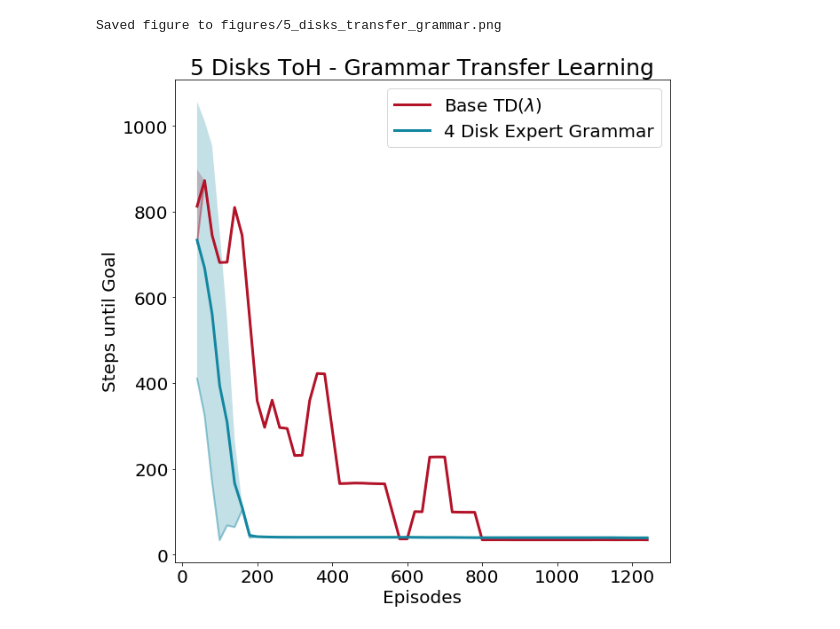
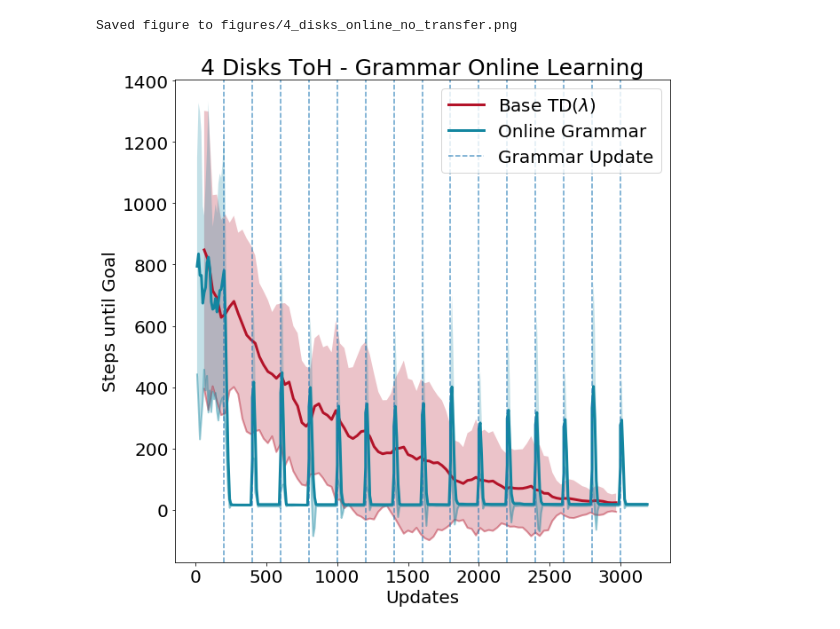
Before and after one commit to RobertTLange/action-grammars-hrl, a Jupyter notebook: visualizations.ipynb, the cells around one changed output. Cells and saved outputs as stored; diff of their text form; code cells hidden in the pictures.

```diff
--- a/visualizations.ipynb
+++ b/visualizations.ipynb
@@ -37,11 +38,9 @@ Saved figure to figures/5_disks_expert_grammar.png
 # %%
+its_5 = [results_5_q[:, 0], results_5_smdp_transfer_4[:, 0]]
 steps_5 = [results_5_q[:, 1], results_5_smdp_transfer_4[:, 1]]
 sd_steps_5 = [results_5_q[:, 2], results_5_smdp_transfer_4[:, 2]]
 
-plot_learning(results_5_q[:, 0], steps_5, sd_steps_5, 3,
+plot_learning(its_5, steps_5, sd_steps_5, 3,
               "5 Disks ToH - Grammar Transfer Learning",
               label_temp=[r"Base TD($\lambda$)", "4 Disk Expert Grammar"],
               save_fname="figures/5_disks_transfer_grammar.png")
-# %% [output]
-Saved figure to figures/5_disks_transfer_grammar.png
-[figure, removed]
@@ -47,0 +66,18 @@ Saved figure to figures/5_disks_transfer_grammar.png
+# %%
+results_4_q_upd = np.loadtxt(results_dir + "OLD/4disks_q-learning.txt").T[1:, :]
+results_4_smdp_online_t_upd = np.loadtxt(results_dir + "OLD/4disks_transfer_online.txt").T
+results_4_smdp_online_nt_upd = np.loadtxt(results_dir + "OLD/4disks_online.txt").T
+# %%
+its_4 = [results_4_q_upd[:, 0], results_4_smdp_online_nt_upd[:, 0]]
+steps_4 = [results_4_q_upd[:, 1], results_4_smdp_online_nt_upd[:, 1]]
+sd_steps_4 = [results_4_q_upd[:, 2], results_4_smdp_online_nt_upd[:, 2]]
+
+
+plot_learning(its_4, steps_4, sd_steps_4, 3,
+              "4 Disks ToH - Grammar Online Learning",
+              label_temp=[r"Base TD($\lambda$)", "Online Grammar"],
+              grammar_update_ind = list(np.linspace(0, 3000, 16)[1:]),
+              save_fname="figures/4_disks_online_no_transfer.png")
+# %% [output]
+Saved figure to figures/4_disks_online_no_transfer.png
+[figure, added]
```
Also changed, not shown: parts of 8 cells of this notebook, 34 other files.
